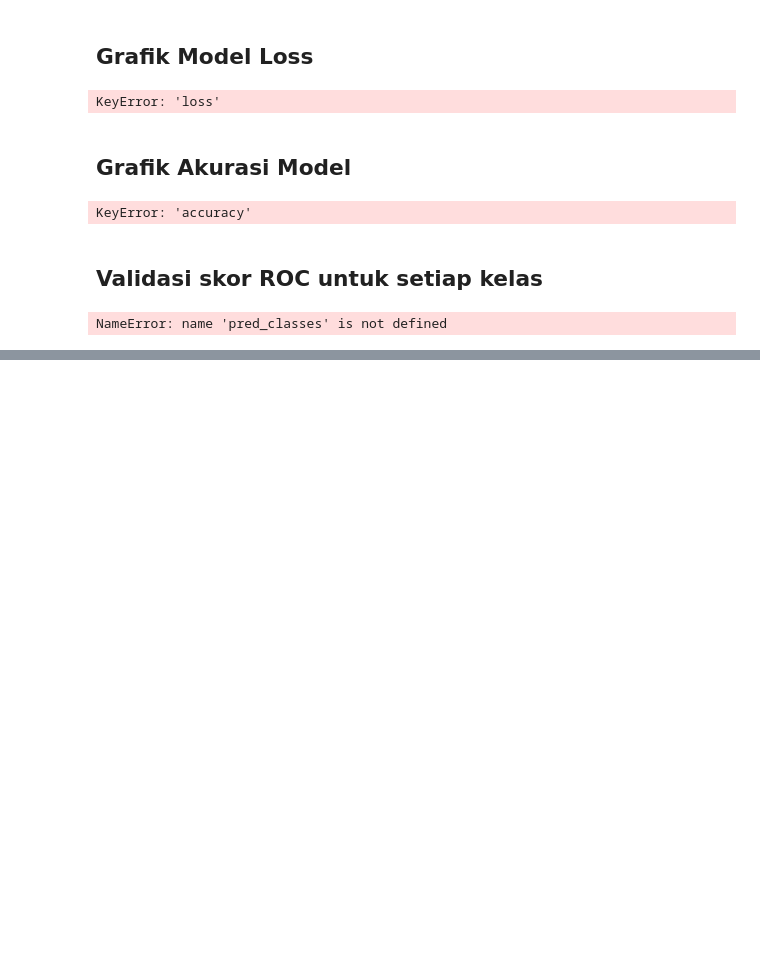
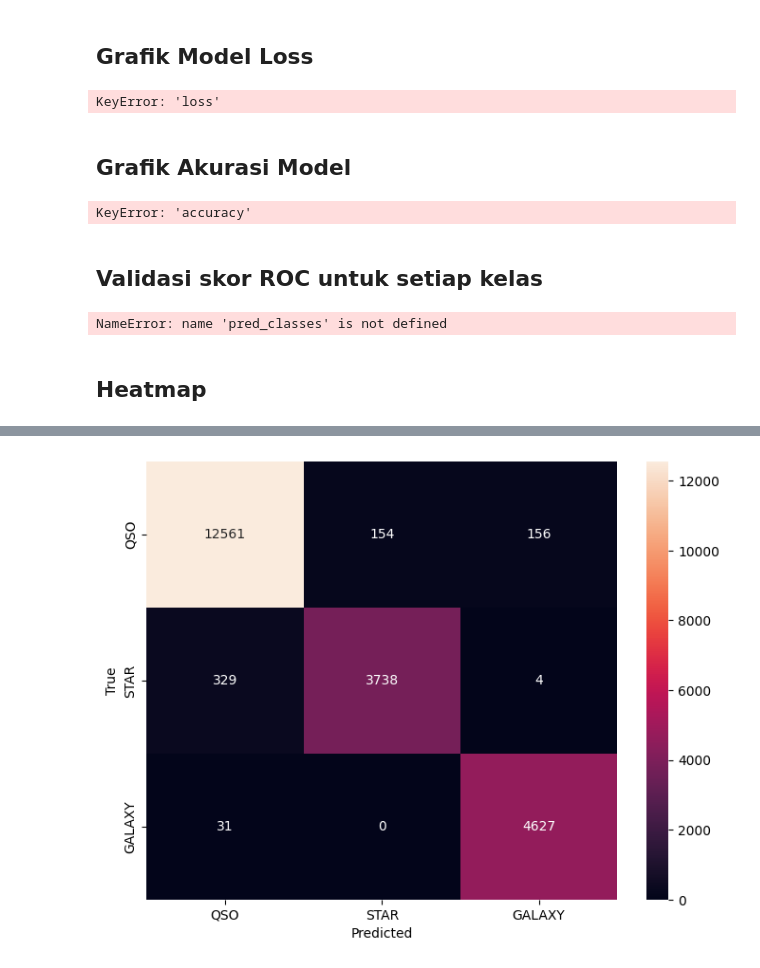
Before and after one commit to hendrialvt/ProyekAI, a Jupyter notebook: Proyek.ipynb, the cells around one changed output, grey strips where cells are left out. Saved outputs shown, nothing was run; the diff lists cells and outputs as text; code cells hidden in the pictures; blank space fills up the shorter version.

```diff
--- a/Proyek.ipynb
+++ b/Proyek.ipynb
@@ -392,3 +392,22 @@ def multiclass_roc_auc_score(y_test, y_pred, average="macro"):
 multiclass_roc_auc_score(np.argmax(y_test, axis=1), pred_classes)
 # %% [output]
 NameError: name 'pred_classes' is not defined
+# %% [markdown]
+## Heatmap
+# %%
+from sklearn.metrics import confusion_matrix
+import seaborn as sns
+
+# Menggunakan model untuk memprediksi data test
+pred = model.predict(x_test)
+pred_classes = np.argmax(pred, axis=1)
+
+class_labels = ['QSO', 'STAR', 'GALAXY']
+cm = confusion_matrix(np.argmax(y_test, axis=1), pred_classes)
+
+plt.figure(figsize=(8, 6))
+sns.heatmap(cm, annot=True, fmt='d', xticklabels=class_labels, yticklabels=class_labels)
+plt.xlabel('Predicted')
+plt.ylabel('True')
+plt.show()
+# %% [output]
@@ -394,0 +415 @@ NameError: name 'pred_classes' is not defined
+[figure, added]
```
Also changed, not shown: parts of 1 cell of this notebook, 1 other file.
